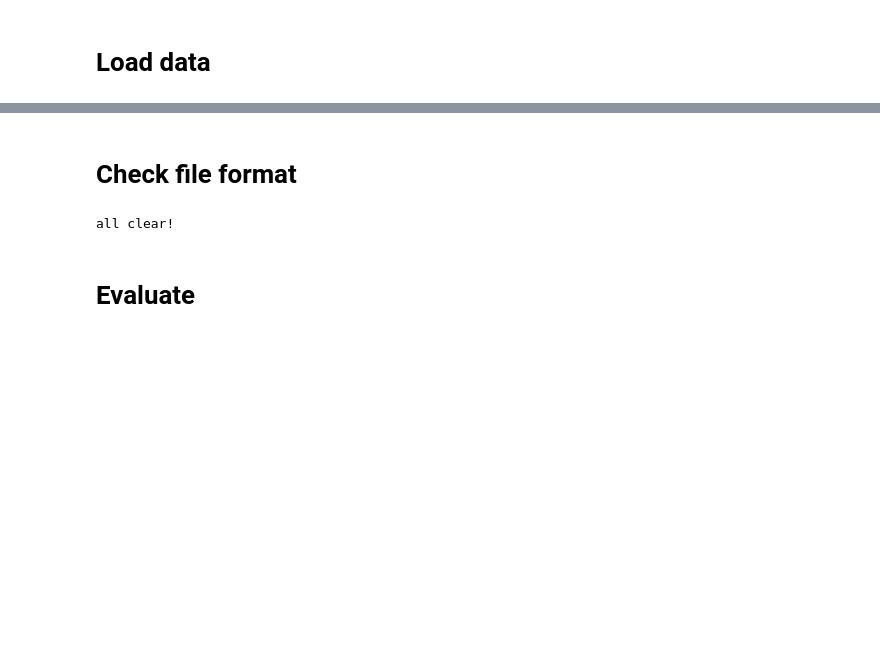
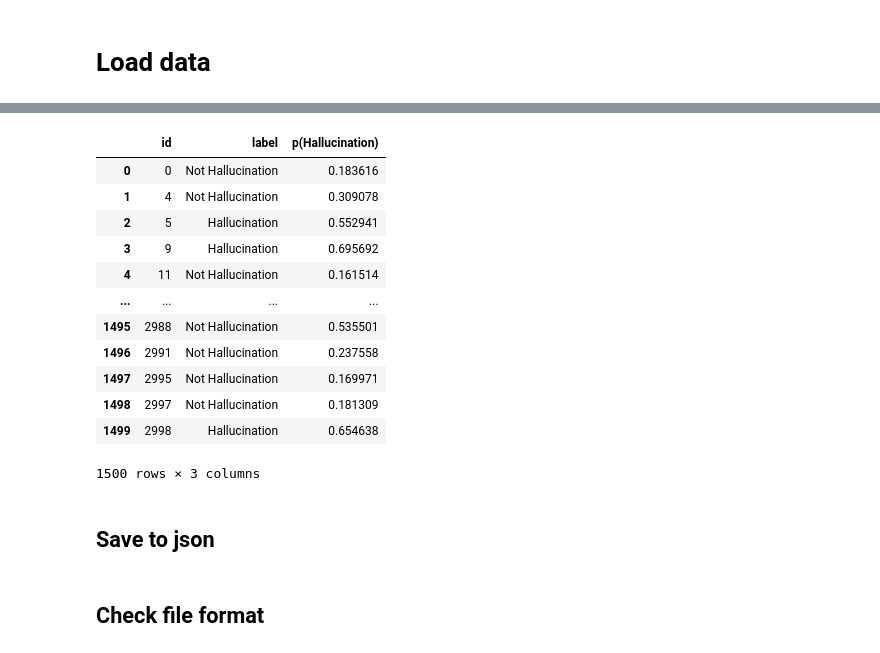
Before and after one commit to ivan-kud/semeval-2024-shroom, a Jupyter notebook: ensemble.ipynb, the cells around one changed output, grey strips where cells are left out. Drawn from its saved outputs; the diff is of its cells as text; code cells hidden in the pictures; blank space fills up the shorter version.

```diff
--- a/ensemble.ipynb
+++ b/ensemble.ipynb
@@ -356,0 +508,18 @@ for task in tasks:
+# %%
+submission['aware']
+# %% [output]
+|  | id | label | p(Hallucination) |
+| 0 | 0 | Not Hallucination | 0.183616 |
+| 1 | 4 | Not Hallucination | 0.309078 |
+| 2 | 5 | Hallucination | 0.552941 |
+| 3 | 9 | Hallucination | 0.695692 |
+| 4 | 11 | Not Hallucination | 0.161514 |
+| ... | ... | ... | ... |
+| 1495 | 2988 | Not Hallucination | 0.535501 |
+| 1496 | 2991 | Not Hallucination | 0.237558 |
+| 1497 | 2995 | Not Hallucination | 0.169971 |
+| 1498 | 2997 | Not Hallucination | 0.181309 |
+| 1499 | 2998 | Hallucination | 0.654638 |
+1500 rows × 3 columns
+# %% [markdown]
+## Save to json
@@ -357,11 +538,2 @@ for task in tasks:
 # %% [markdown]
-# Check file format
+## Check file format
-# %%
-if DATA == 'val':
-    !python ../check_output.py {SUBMISSION_PATH} --is_val
-elif DATA == 'test':
-    !python ../check_output.py {SUBMISSION_PATH}
-# %% [output]
-all clear!
-# %% [markdown]
-# Evaluate
```
Also changed, not shown: parts of 34 cells of this notebook, 12 other files.
